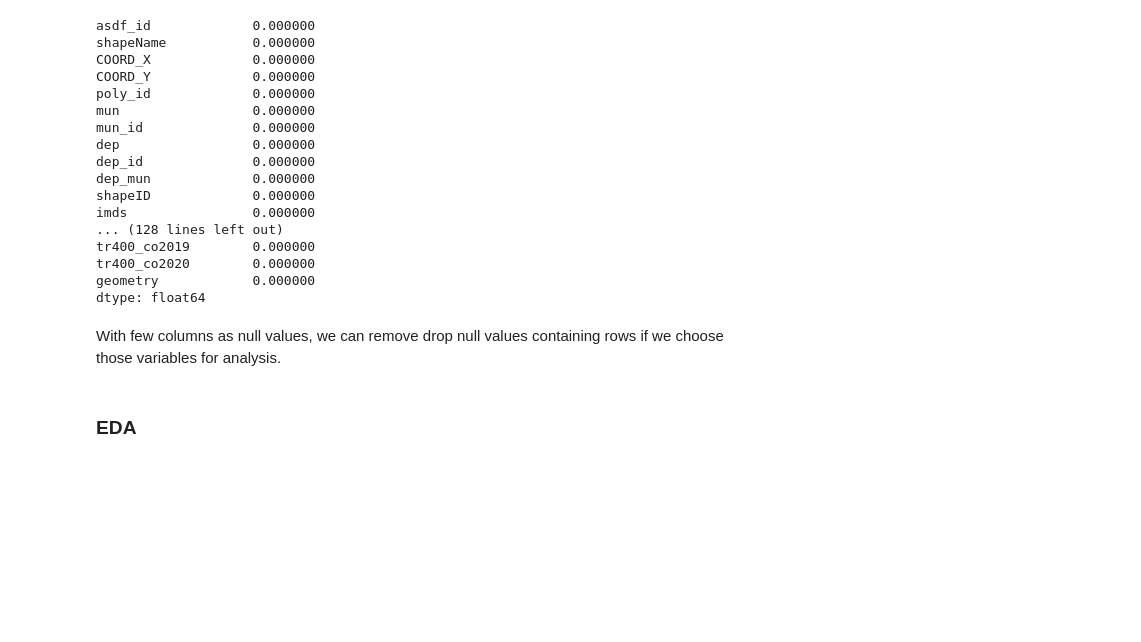
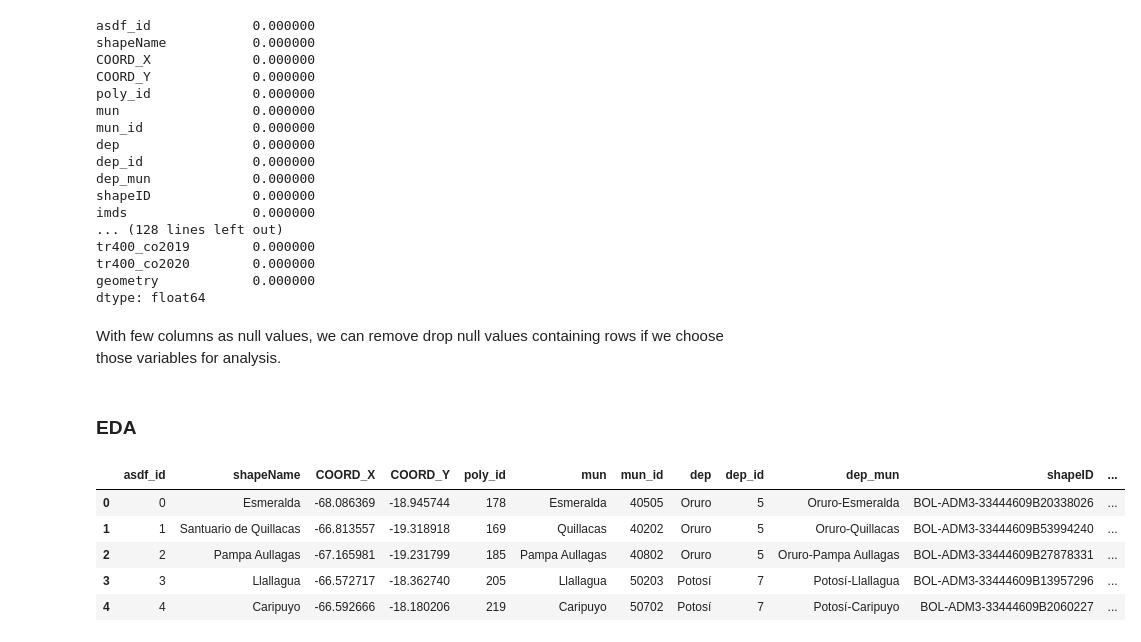
Before and after one commit to GW-DSSD/GeoDS4Bolivia, a Jupyter notebook: EDA/Start.ipynb, the cells around one changed output. Cells and saved outputs as stored; diff of their text form; code cells hidden in the pictures; blank space fills up the shorter version.

```diff
--- a/EDA/Start.ipynb
+++ b/EDA/Start.ipynb
@@ -146,3 +148,12 @@ dtype: float64
  With few columns as null values, we can remove drop null values containing rows if we choose those variables for analysis.
 # %% [markdown]
 ### EDA
+# %%
+gdf.head()
+# %% [output]
+|  | asdf_id | shapeName | COORD_X | COORD_Y | poly_id | mun | mun_id | dep | dep_id | dep_mun | shapeID | ... |
+| 0 | 0 | Esmeralda | -68.086369 | -18.945744 | 178 | Esmeralda | 40505 | Oruro | 5 | Oruro-Esmeralda | BOL-ADM3-33444609B20338026 | ... |
+| 1 | 1 | Santuario de Quillacas | -66.813557 | -19.318918 | 169 | Quillacas | 40202 | Oruro | 5 | Oruro-Quillacas | BOL-ADM3-33444609B53994240 | ... |
+| 2 | 2 | Pampa Aullagas | -67.165981 | -19.231799 | 185 | Pampa Aullagas | 40802 | Oruro | 5 | Oruro-Pampa Aullagas | BOL-ADM3-33444609B27878331 | ... |
+| 3 | 3 | Llallagua | -66.572717 | -18.362740 | 205 | Llallagua | 50203 | Potosí | 7 | Potosí-Llallagua | BOL-ADM3-33444609B13957296 | ... |
+| 4 | 4 | Caripuyo | -66.592666 | -18.180206 | 219 | Caripuyo | 50702 | Potosí | 7 | Potosí-Caripuyo | BOL-ADM3-33444609B2060227 | ... |
```
Also changed, not shown: parts of 11 cells of this notebook.
